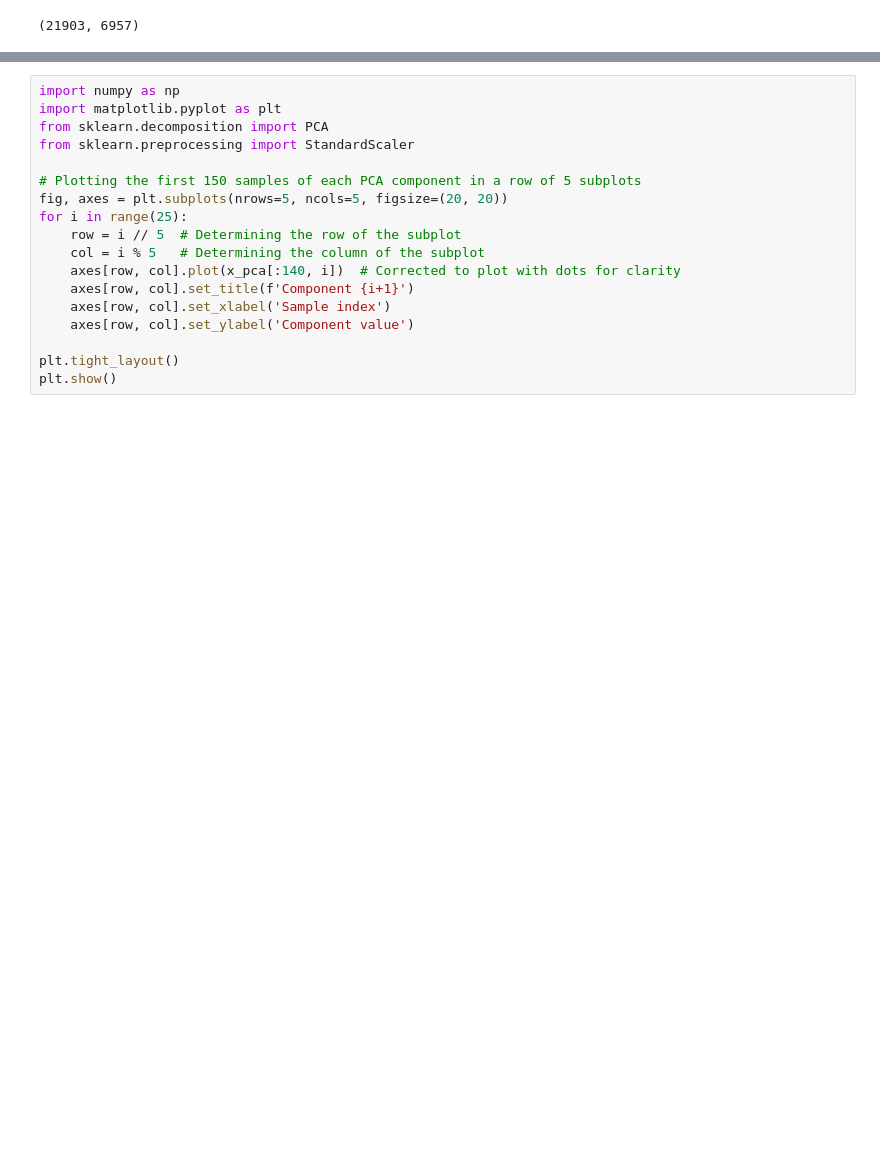
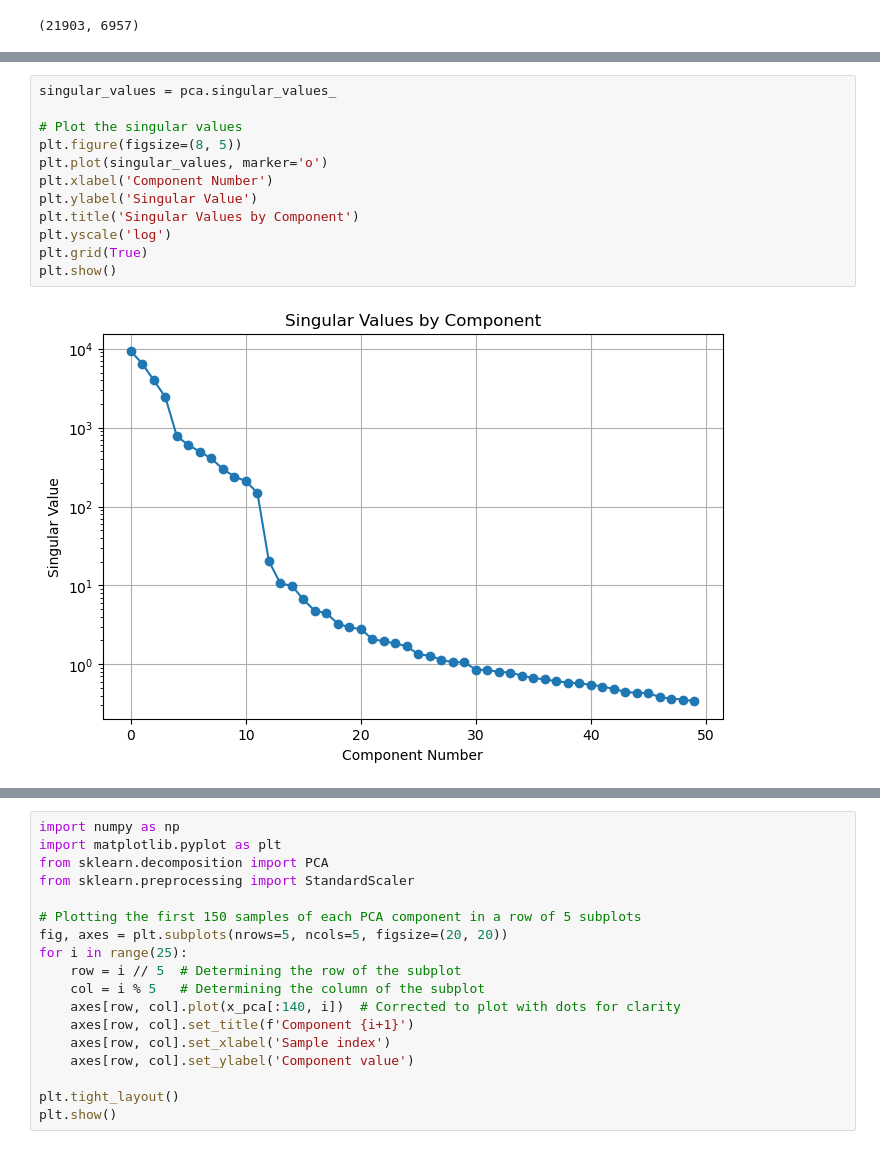
Before and after one commit to Shiqi-Wu/sensor_case, a Jupyter notebook: pca_from_formulation/debug.ipynb, the cells around one changed output, grey strips where cells are left out. Drawn from its saved outputs; the diff is of its cells as text; blank space fills up the shorter version.

```diff
--- a/pca_from_formulation/debug.ipynb
+++ b/pca_from_formulation/debug.ipynb
@@ -96,0 +107,14 @@ plt.show()
+# %%
+singular_values = pca.singular_values_
+
+# Plot the singular values
+plt.figure(figsize=(8, 5))
+plt.plot(singular_values, marker='o')
+plt.xlabel('Component Number')
+plt.ylabel('Singular Value')
+plt.title('Singular Values by Component')
+plt.yscale('log')
+plt.grid(True)
+plt.show()
+# %% [output]
+[figure, added]
```
Also changed, not shown: parts of 7 cells of this notebook, 21 other files.
